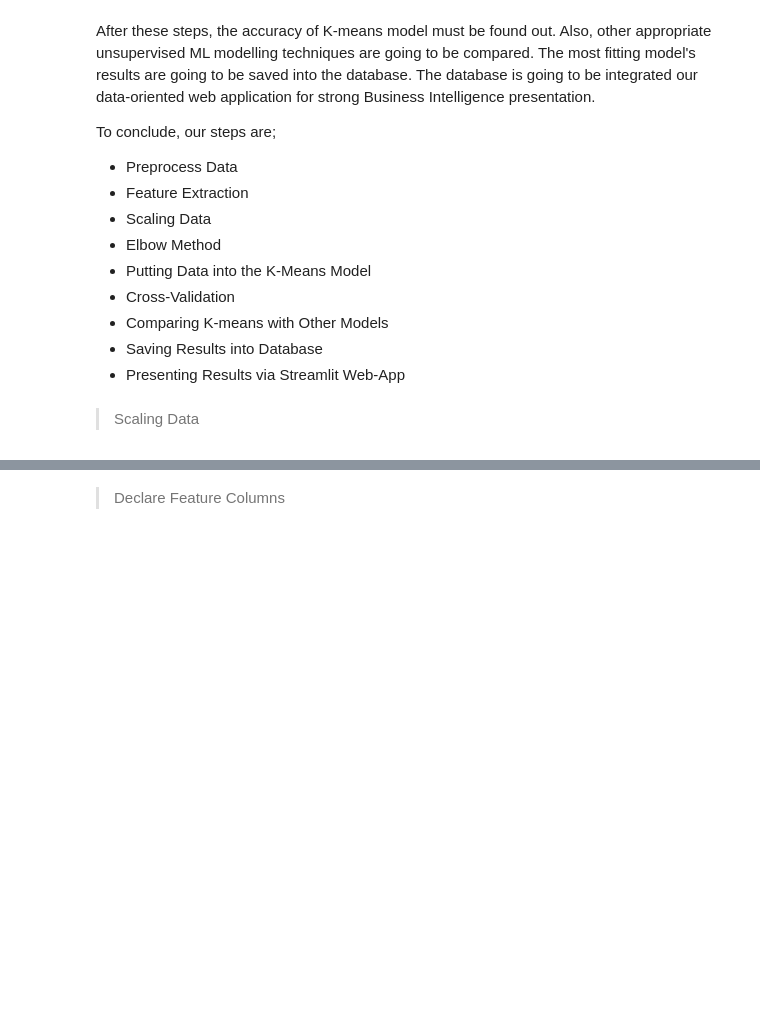
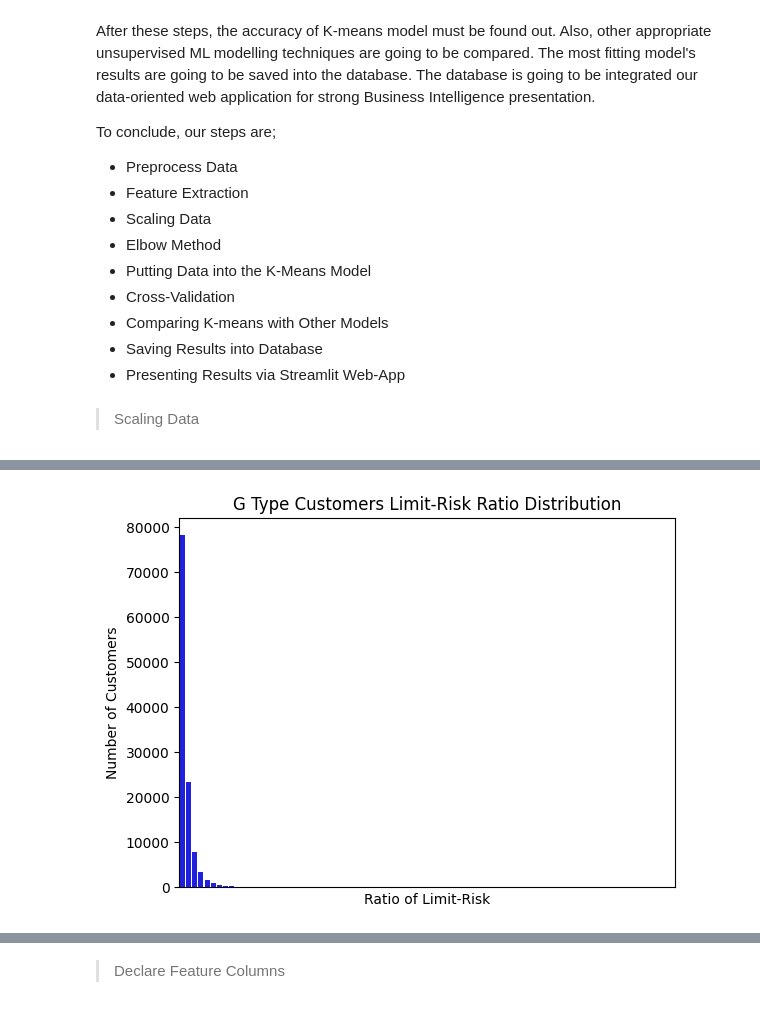
Before and after one commit to EmirhanServeren/factoring-customer-segmentation, a Jupyter notebook: segmentation.ipynb, the cells around one changed output, grey strips where cells are left out. Drawn from its saved outputs; the diff is of its cells as text; code cells hidden in the pictures; blank space fills up the shorter version.

```diff
--- a/segmentation.ipynb
+++ b/segmentation.ipynb
@@ -771,0 +829,12 @@ To conclude, our steps are;
+# %%
+# created a data frame for bk ratio
+bk_oran_df=scaled_gType_df['BK_ORAN'].value_counts().sort_index(ascending=True)
+# visualizing it using seaborn library
+sns.countplot(data=bk_oran_df, x=bk_oran_df.values, color='blue')
+plt.xticks([])              # hide x-axis tick labels
+plt.title('G Type Customers Limit-Risk Ratio Distribution')
+plt.xlabel('Ratio of Limit-Risk')
+plt.ylabel('Number of Customers')
+plt.show()
+# %% [output]
+[figure, added]
```
Also changed, not shown: parts of 27 cells of this notebook.
